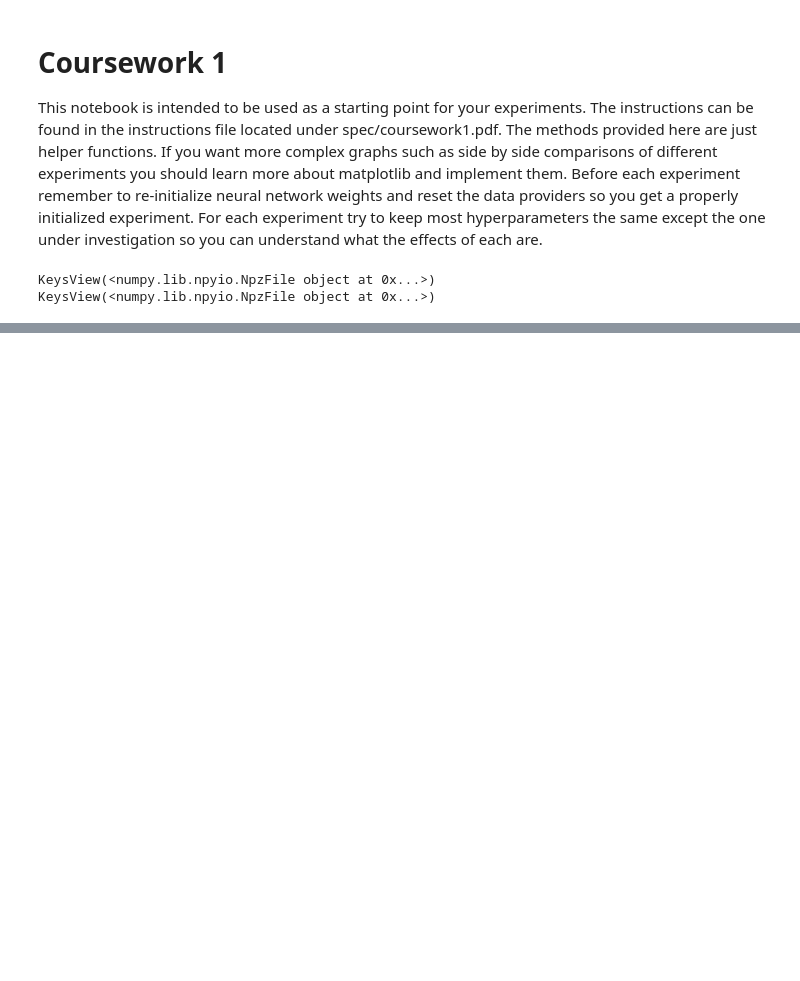
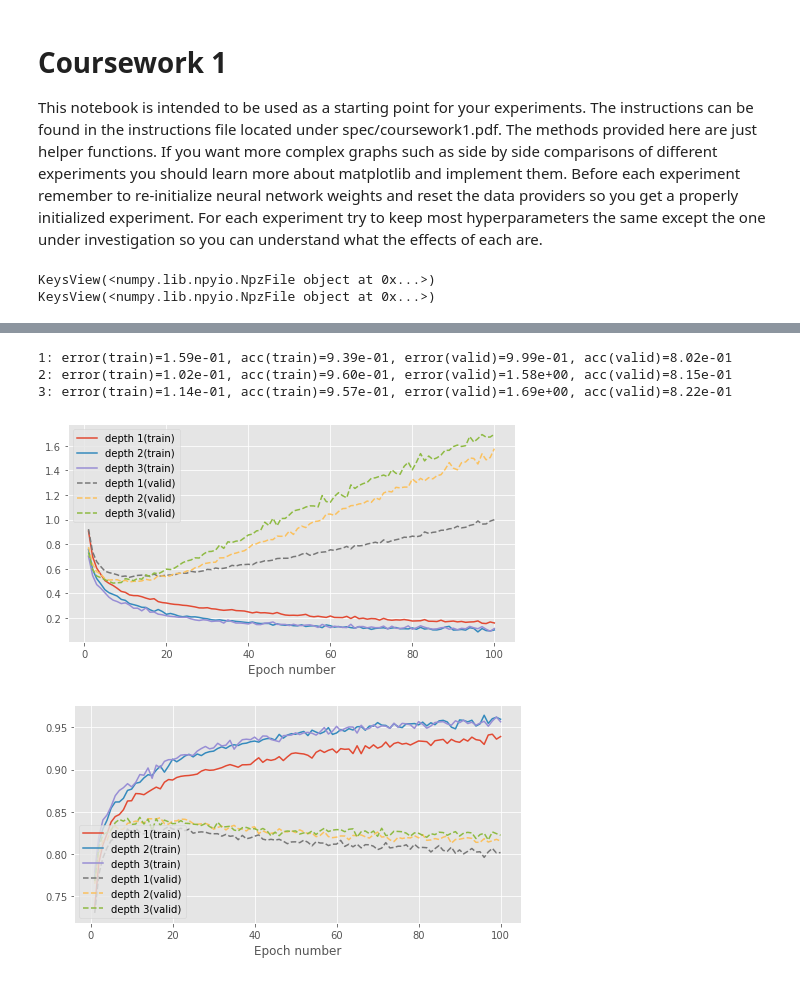
Before and after one commit to Mushinako/mlpractical, a Jupyter notebook: notebooks/Coursework_1.ipynb, the cells around one changed output, grey strips where cells are left out. Cells and saved outputs as stored; diff of their text form; code cells hidden in the pictures; blank space fills up the shorter version.

```diff
--- a/notebooks/Coursework_1.ipynb
+++ b/notebooks/Coursework_1.ipynb
@@ -223,0 +228,18 @@ None
+# %%
+try:
+    data_hidden_layer
+except NameError:
+    data_hidden_layer = {
+        1: data_hidden_dim[128],
+        2: run_model(128, 2),
+        3: run_model(128, 3),
+    }
+    %store data_hidden_layer
+# %%
+plot_fig_2_3(data_hidden_layer, "depth")
+# %% [output]
+1: error(train)=1.59e-01, acc(train)=9.39e-01, error(valid)=9.99e-01, acc(valid)=8.02e-01
+2: error(train)=1.02e-01, acc(train)=9.60e-01, error(valid)=1.58e+00, acc(valid)=8.15e-01
+3: error(train)=1.14e-01, acc(train)=9.57e-01, error(valid)=1.69e+00, acc(valid)=8.22e-01
+[figure, added]
+[figure, added]
```
Also changed, not shown: parts of 3 cells of this notebook, 5 other files.
